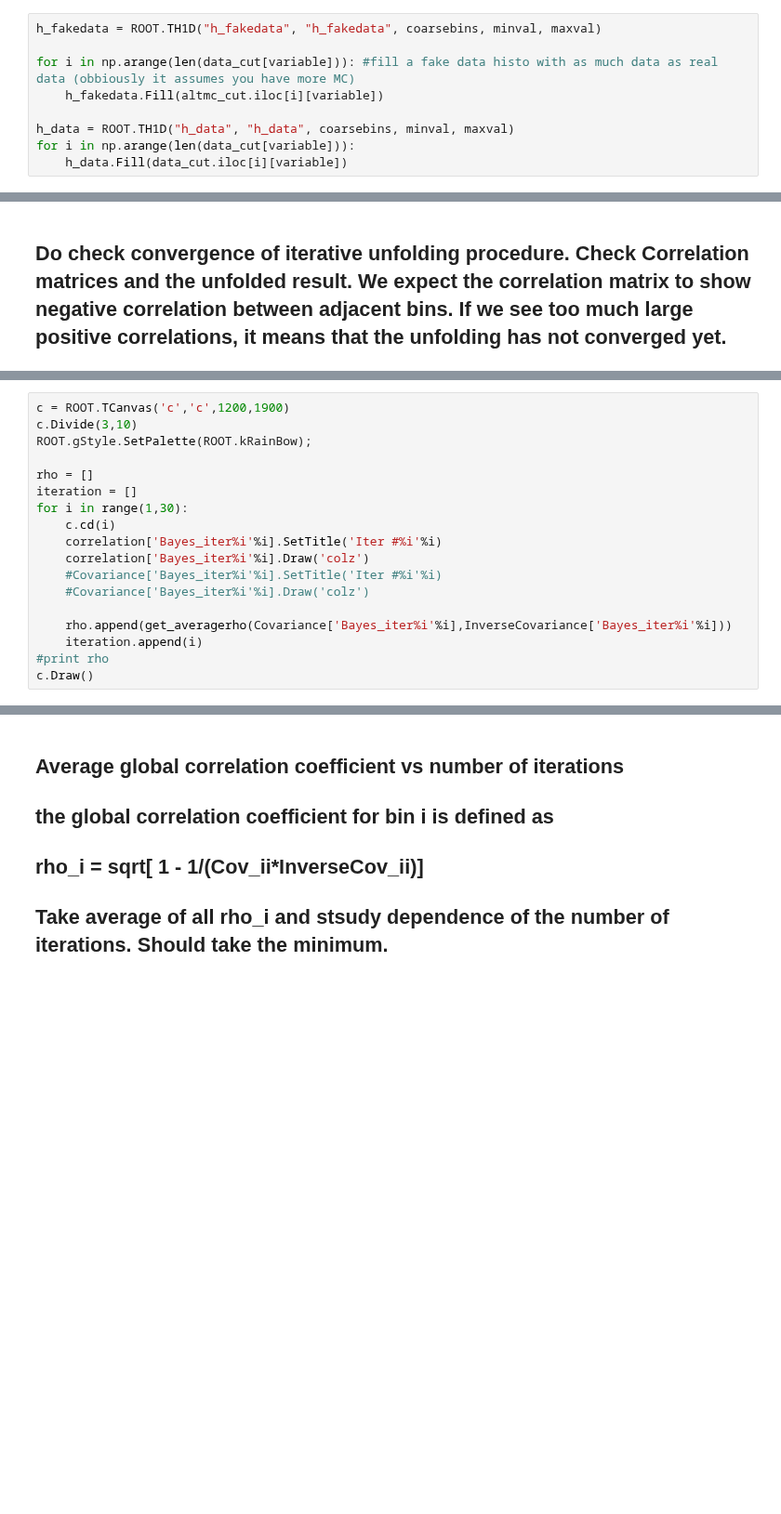
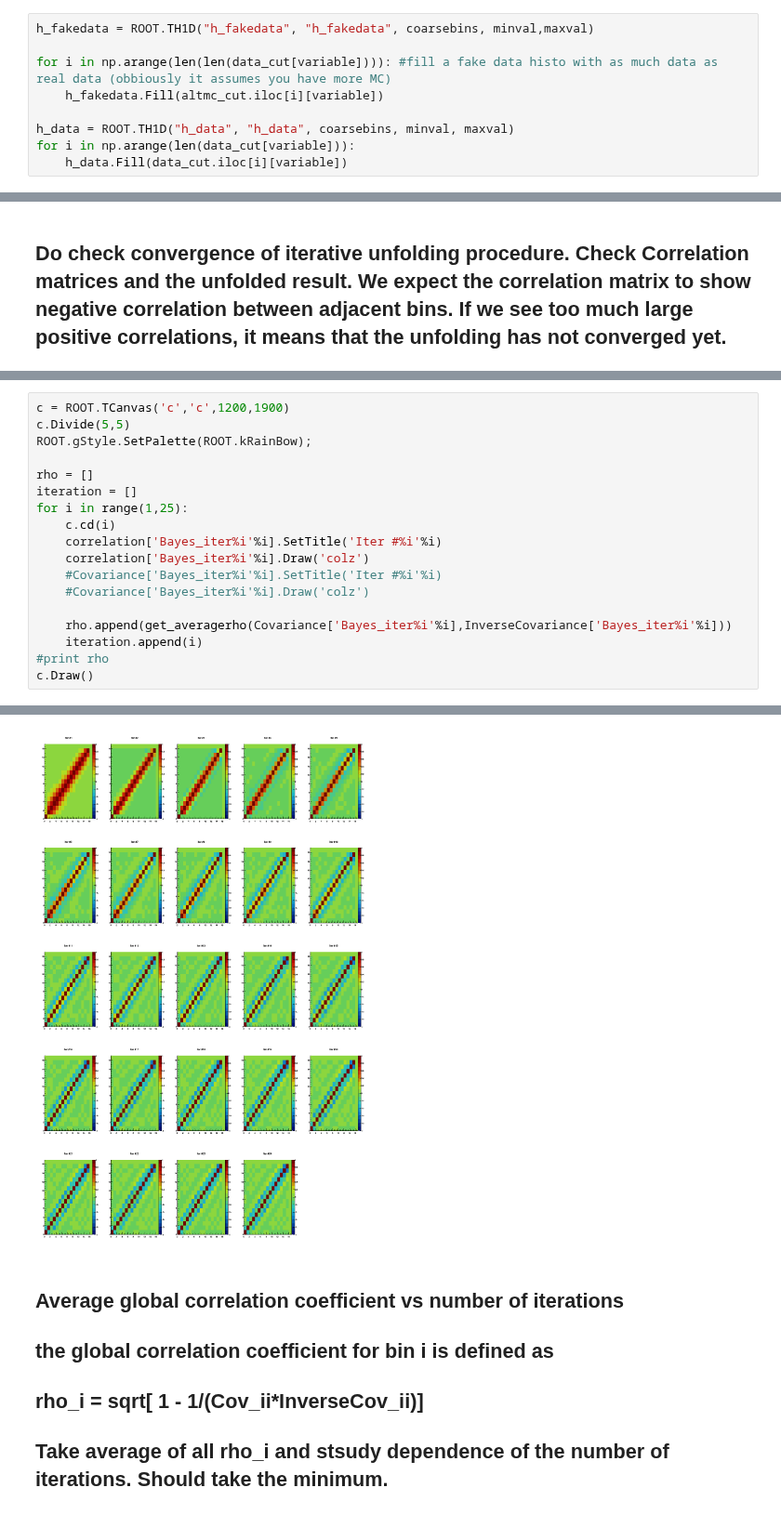
Before and after one commit to miguelignacio/disjets, a Jupyter notebook: Unfolding_RooUnfold.ipynb, the cells around one changed output, grey strips where cells are left out. Shown at 93% size. Drawn from its saved outputs; the diff is of its cells as text; blank space fills up the shorter version.

```diff
--- a/Unfolding_RooUnfold.ipynb
+++ b/Unfolding_RooUnfold.ipynb
@@ -300,9 +340,9 @@ for i in np.arange(len(mc_cut[variable])):
 # %% [markdown]
 ## Create data histogram and pseudodata histogram
 # %%
-h_fakedata = ROOT.TH1D("h_fakedata", "h_fakedata", coarsebins, minval, maxval)
+h_fakedata = ROOT.TH1D("h_fakedata", "h_fakedata", coarsebins, minval,maxval)
 
-for i in np.arange(len(data_cut[variable])): #fill a fake data histo with as much data as real data (obbiously it assumes you have more MC)
+for i in np.arange(len(len(data_cut[variable]))): #fill a fake data histo with as much data as real data (obbiously it assumes you have more MC)
     h_fakedata.Fill(altmc_cut.iloc[i][variable])
 
 h_data = ROOT.TH1D("h_data", "h_data", coarsebins, minval, maxval)
@@ -440,11 +524,11 @@ for i in range(1,30):
 # %%
 c = ROOT.TCanvas('c','c',1200,1900)
-c.Divide(3,10)
+c.Divide(5,5)
 ROOT.gStyle.SetPalette(ROOT.kRainBow);
 
 rho = []
 iteration = []
-for i in range(1,30):
+for i in range(1,25):
     c.cd(i)
     correlation['Bayes_iter%i'%i].SetTitle('Iter #%i'%i)
     correlation['Bayes_iter%i'%i].Draw('colz')
@@ -455,3 +539,4 @@ for i in range(1,30):
     iteration.append(i)
 #print rho
 c.Draw()
+# %% [output]
@@ -458,3 +561,4 @@ c.Draw()
+[figure, added]
 # %% [markdown]
 ## Average global correlation coefficient vs number of iterations
 ## the global correlation coefficient for bin i is defined as
```
Also changed, not shown: parts of 27 cells of this notebook.
